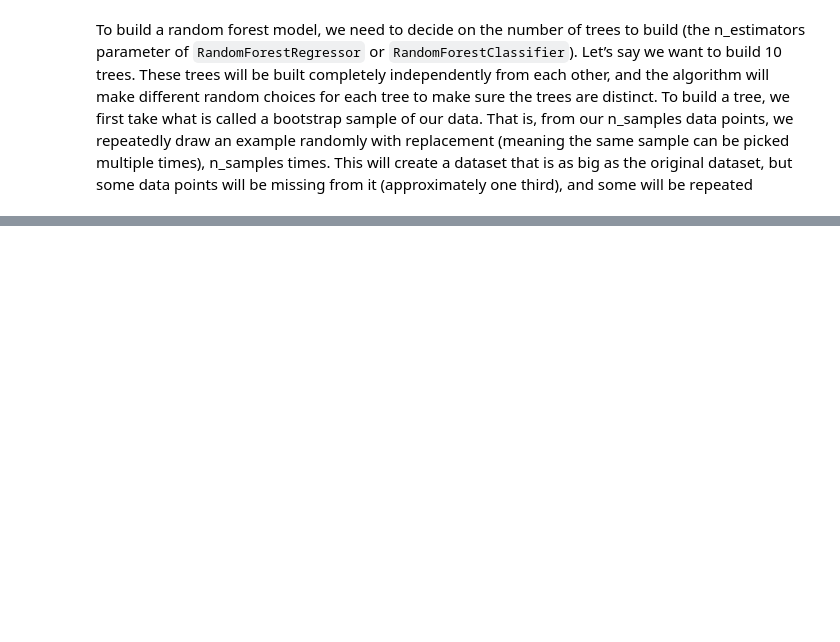
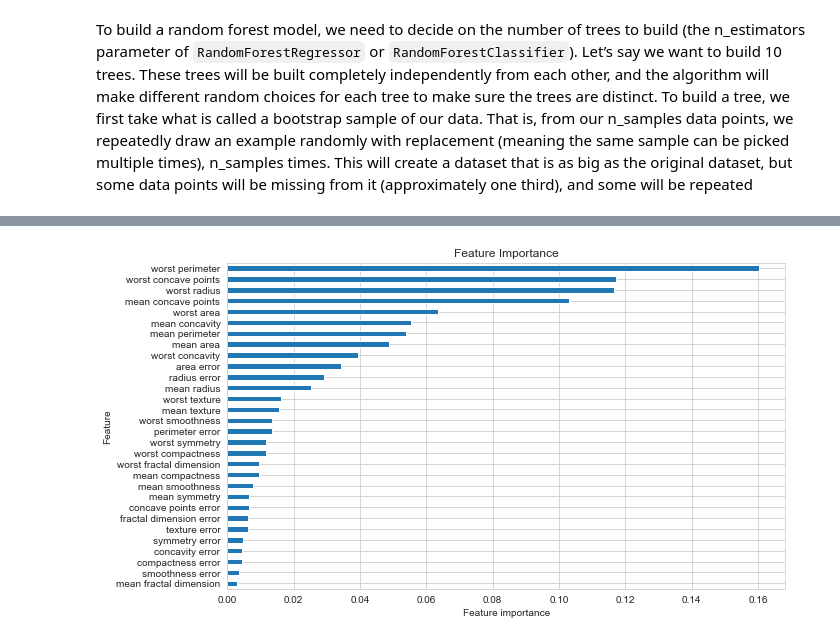
Before and after one commit to codingfinance/Introductio_to_ML_with_Python, a Jupyter notebook: 02-Supervised-Learning.ipynb, the cells around one changed output, grey strips where cells are left out. Cells and saved outputs as stored; diff of their text form; code cells hidden in the pictures; blank space fills up the shorter version.

```diff
--- a/02-Supervised-Learning.ipynb
+++ b/02-Supervised-Learning.ipynb
@@ -967,0 +1020,4 @@ number of trees to build (the n_estimators parameter of `RandomForestRegressor`
+# %%
+plot_feature_importances_cancer(forest)
+# %% [output]
+[figure, added]
```
Also changed, not shown: parts of 31 cells of this notebook.
